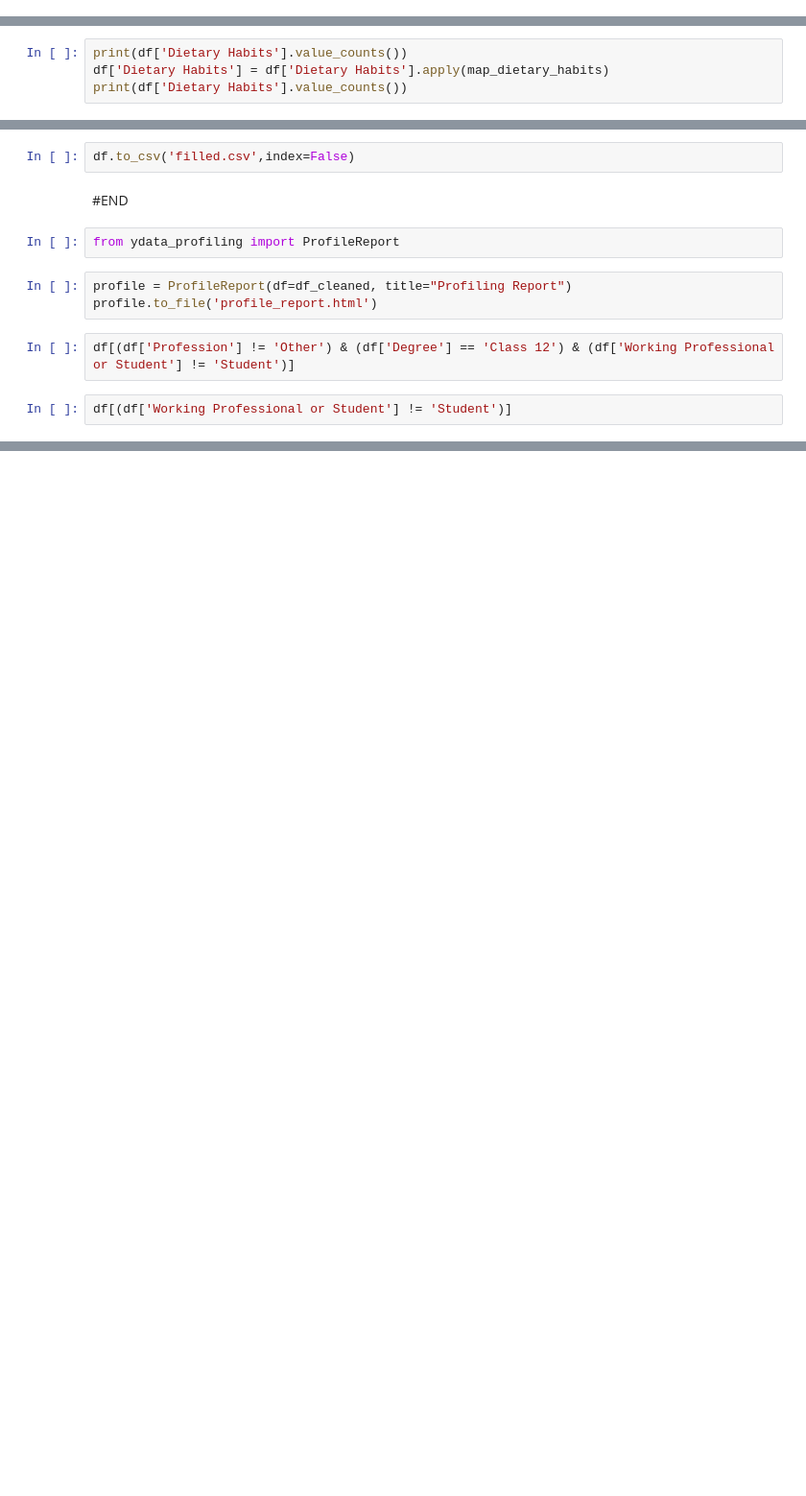
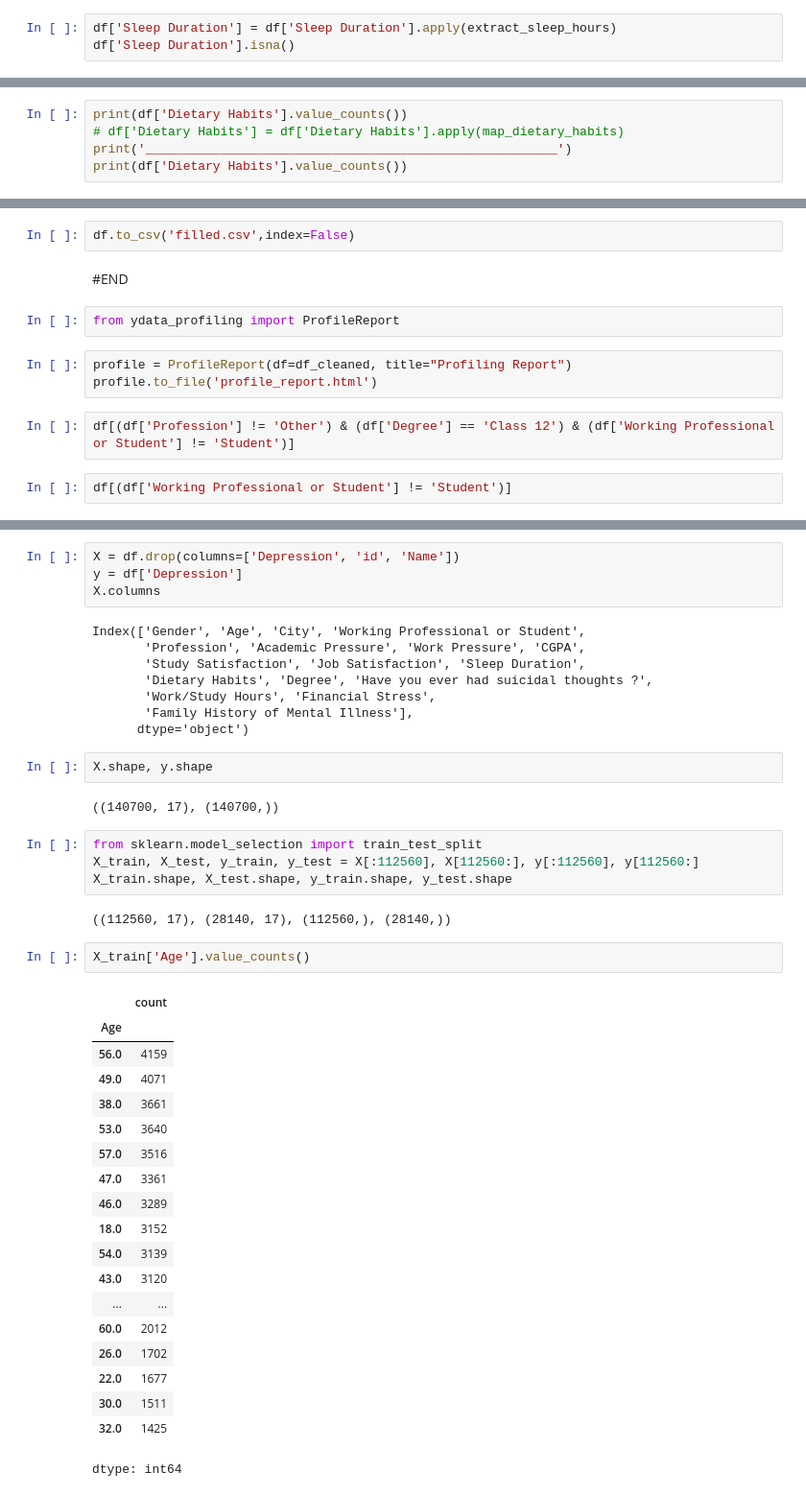
Before and after one commit to ngo-canhh/MoodUp, a Jupyter notebook: fill_data.ipynb, the cells around one changed output, grey strips where cells are left out. Shown at 96% size. Cells and saved outputs as stored; diff of their text form; blank space fills up the shorter version.

```diff
--- a/fill_data.ipynb
+++ b/fill_data.ipynb
@@ -101,0 +299,3 @@ def extract_sleep_hours(value):
+# %%
+df['Sleep Duration'] = df['Sleep Duration'].apply(extract_sleep_hours)
+df['Sleep Duration'].isna()
@@ -120,4 +353,5 @@ print('Number NaN_Values: ', df['Sleep Duration'].isna().sum())
 # %%
 print(df['Dietary Habits'].value_counts())
-df['Dietary Habits'] = df['Dietary Habits'].apply(map_dietary_habits)
+# df['Dietary Habits'] = df['Dietary Habits'].apply(map_dietary_habits)
+print('_______________________________________________________')
 print(df['Dietary Habits'].value_counts())
@@ -140,0 +424,44 @@ df[(df['Working Professional or Student'] != 'Student')]
+# %%
+X = df.drop(columns=['Depression', 'id', 'Name'])
+y = df['Depression']
+X.columns
+# %% [output]
+Index(['Gender', 'Age', 'City', 'Working Professional or Student',
+       'Profession', 'Academic Pressure', 'Work Pressure', 'CGPA',
+       'Study Satisfaction', 'Job Satisfaction', 'Sleep Duration',
+       'Dietary Habits', 'Degree', 'Have you ever had suicidal thoughts ?',
+       'Work/Study Hours', 'Financial Stress',
+       'Family History of Mental Illness'],
+      dtype='object')
+# %%
+X.shape, y.shape
+# %% [output]
+((140700, 17), (140700,))
+# %%
+from sklearn.model_selection import train_test_split
+X_train, X_test, y_train, y_test = X[:112560], X[112560:], y[:112560], y[112560:]
+X_train.shape, X_test.shape, y_train.shape, y_test.shape
+# %% [output]
+((112560, 17), (28140, 17), (112560,), (28140,))
+# %%
+X_train['Age'].value_counts()
+# %% [output]
+|  | count |
+| Age |  |
+| 56.0 | 4159 |
+| 49.0 | 4071 |
+| 38.0 | 3661 |
+| 53.0 | 3640 |
+| 57.0 | 3516 |
+| 47.0 | 3361 |
+| 46.0 | 3289 |
+| 18.0 | 3152 |
+| 54.0 | 3139 |
+| 43.0 | 3120 |
+| ... | ... |
+| 60.0 | 2012 |
+| 26.0 | 1702 |
+| 22.0 | 1677 |
+| 30.0 | 1511 |
+| 32.0 | 1425 |
+dtype: int64
```
Also changed, not shown: parts of 31 cells of this notebook.
